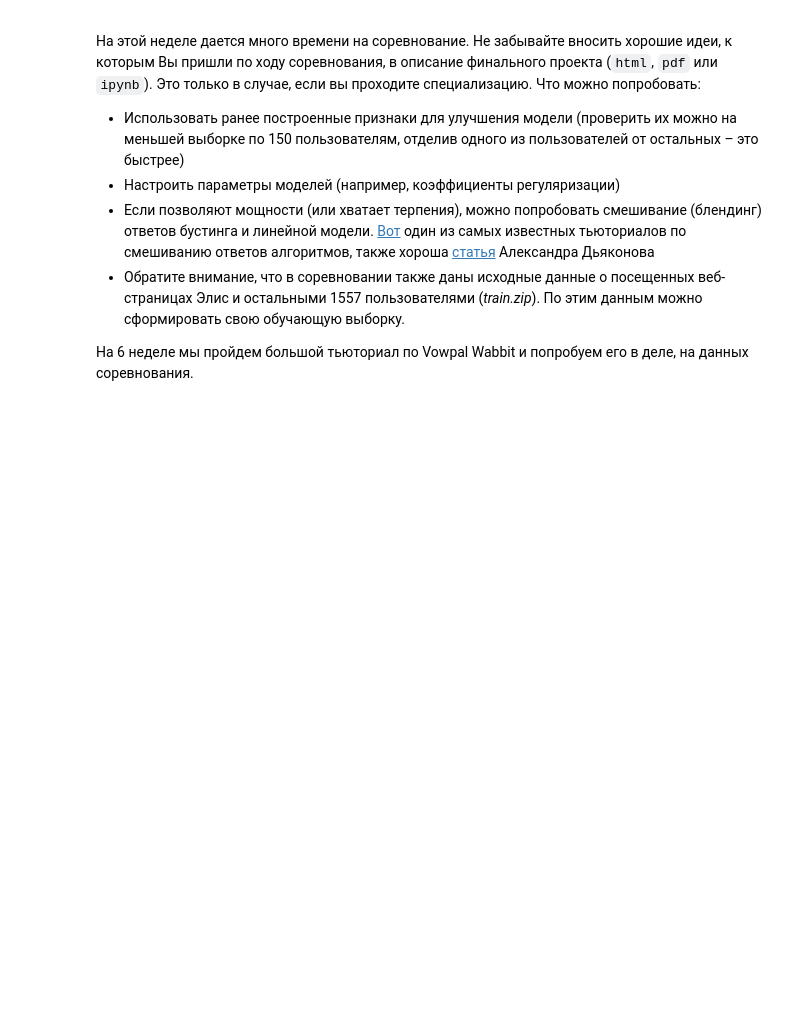
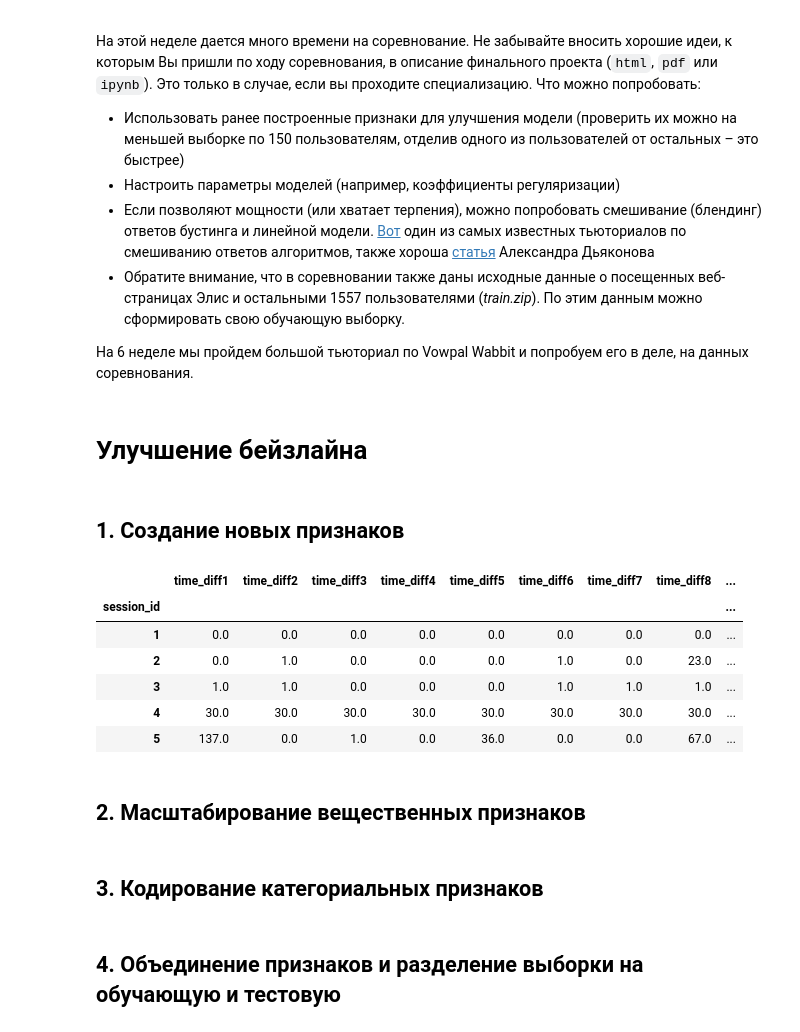
Before and after one commit to umshtm/ML-DA-Coursera-MIPT-Yandex, a Jupyter notebook: 6 - Final projects/Identification of internet users/week5_sgd_kaggle.ipynb, the cells around one changed output. Saved outputs shown, nothing was run; the diff lists cells and outputs as text; code cells hidden in the pictures; blank space fills up the shorter version.

Commit message:
Week5: new features added, model quality improved

```diff
--- a/6 - Final projects/Identification of internet users/week5_sgd_kaggle.ipynb
+++ b/6 - Final projects/Identification of internet users/week5_sgd_kaggle.ipynb
@@ -253,3 +253,41 @@ write_to_submission_file(logit_test_pred_proba, 'result.csv')
  - Обратите внимание, что в соревновании также даны исходные данные о посещенных веб-страницах Элис и остальными 1557 пользователями (*train.zip*). По этим данным можно сформировать свою обучающую выборку.
 
 На 6 неделе мы пройдем большой тьюториал по Vowpal Wabbit и попробуем его в деле, на данных соревнования.
+# %% [markdown]
+# Улучшение бейзлайна
+# %% [markdown]
+## 1. Создание новых признаков
+# %%
+def feature_engineering(X_data):
+    """Creating new features"""
+
+    sites = X_data[['site{}'.format(i) for i in range(1, 11)]].fillna(0).astype(int).values
+    times = X_data[['time{}'.format(i) for i in range(1, 11)]]
+    new_features = pd.DataFrame()
+
+    for i in range(1, 10):
+        new_features['time_diff{}'.format(i)] = (
+            (pd.to_datetime(times['time{}'.format(i + 1)]) \
+            - pd.to_datetime(times['time{}'.format(i)])).dt.total_seconds().fillna(0))
+
+    new_features['session_timespan'] = np.sum(new_features, axis=1)
+    new_features['#unique_sites'] = [len(np.unique(session[session != 0])) for session in sites]
+    new_features['start_hour'] = pd.to_datetime(times['time1']).dt.hour
+    new_features['day_of_week'] = pd.to_datetime(times['time1']).dt.weekday
+
+    return new_features
+
+new_train_features = feature_engineering(train_df)
+new_test_features = feature_engineering(test_df)
+# %%
+new_train_features.head()
+# %% [output]
+|  | time_diff1 | time_diff2 | time_diff3 | time_diff4 | time_diff5 | time_diff6 | time_diff7 | time_diff8 | ... |
+| session_id |  |  |  |  |  |  |  |  | ... |
+| 1 | 0.0 | 0.0 | 0.0 | 0.0 | 0.0 | 0.0 | 0.0 | 0.0 | ... |
+| 2 | 0.0 | 1.0 | 0.0 | 0.0 | 0.0 | 1.0 | 0.0 | 23.0 | ... |
+| 3 | 1.0 | 1.0 | 0.0 | 0.0 | 0.0 | 1.0 | 1.0 | 1.0 | ... |
+| 4 | 30.0 | 30.0 | 30.0 | 30.0 | 30.0 | 30.0 | 30.0 | 30.0 | ... |
+| 5 | 137.0 | 0.0 | 1.0 | 0.0 | 36.0 | 0.0 | 0.0 | 67.0 | ... |
+# %% [markdown]
+## 2. Масштабирование вещественных признаков
@@ -255,0 +307,2 @@ write_to_submission_file(logit_test_pred_proba, 'result.csv')
+# %% [markdown]
+## 3. Кодирование категориальных признаков
@@ -255,0 +316,2 @@ write_to_submission_file(logit_test_pred_proba, 'result.csv')
+# %% [markdown]
+## 4. Объединение признаков и разделение выборки на обучающую и тестовую
```
Also changed, not shown: parts of 13 cells of this notebook, 1 other file.
